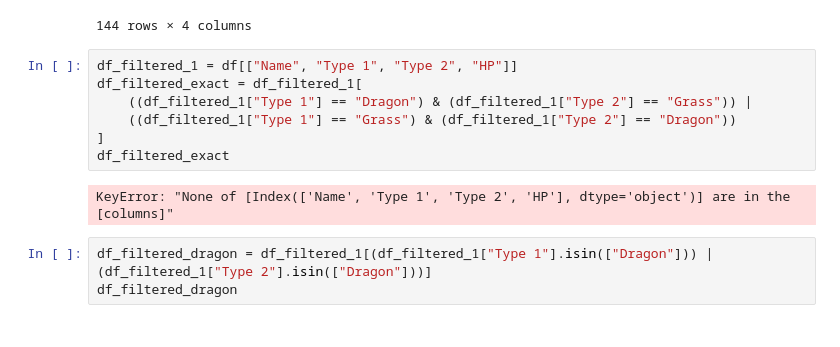
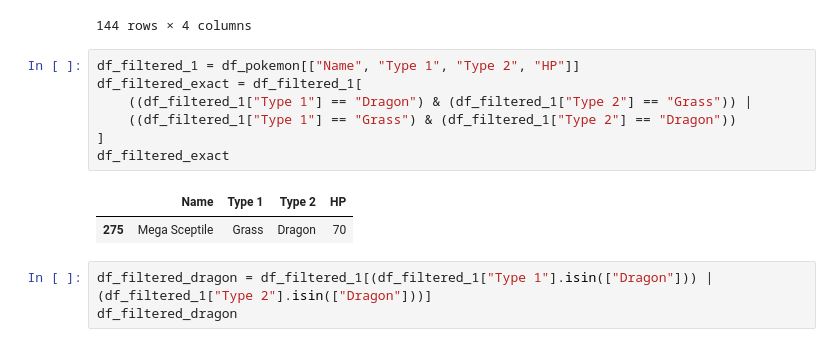
Before and after one commit to adrianbenitezrueda/lab-hypothesis-testing, a Jupyter notebook: lab-hypothesis-testing.ipynb, the cells around one changed output. Cells and saved outputs as stored; diff of their text form.

```diff
--- a/lab-hypothesis-testing.ipynb
+++ b/lab-hypothesis-testing.ipynb
@@ -85,14 +85,15 @@ df_filtered_dragon_grass
 | 794 | Zygarde Half Forme | Dragon | Ground | 108 |
 144 rows × 4 columns
 # %%
-df_filtered_1 = df[["Name", "Type 1", "Type 2", "HP"]]
+df_filtered_1 = df_pokemon[["Name", "Type 1", "Type 2", "HP"]]
 df_filtered_exact = df_filtered_1[
     ((df_filtered_1["Type 1"] == "Dragon") & (df_filtered_1["Type 2"] == "Grass")) |
     ((df_filtered_1["Type 1"] == "Grass") & (df_filtered_1["Type 2"] == "Dragon"))
 ]
 df_filtered_exact
 # %% [output]
-KeyError: "None of [Index(['Name', 'Type 1', 'Type 2', 'HP'], dtype='object')] are in the [columns]"
+|  | Name | Type 1 | Type 2 | HP |
+| 275 | Mega Sceptile | Grass | Dragon | 70 |
 # %%
 df_filtered_dragon = df_filtered_1[(df_filtered_1["Type 1"].isin(["Dragon"])) | (df_filtered_1["Type 2"].isin(["Dragon"]))]
 df_filtered_dragon
```
Also changed, not shown: parts of 5 cells of this notebook.
